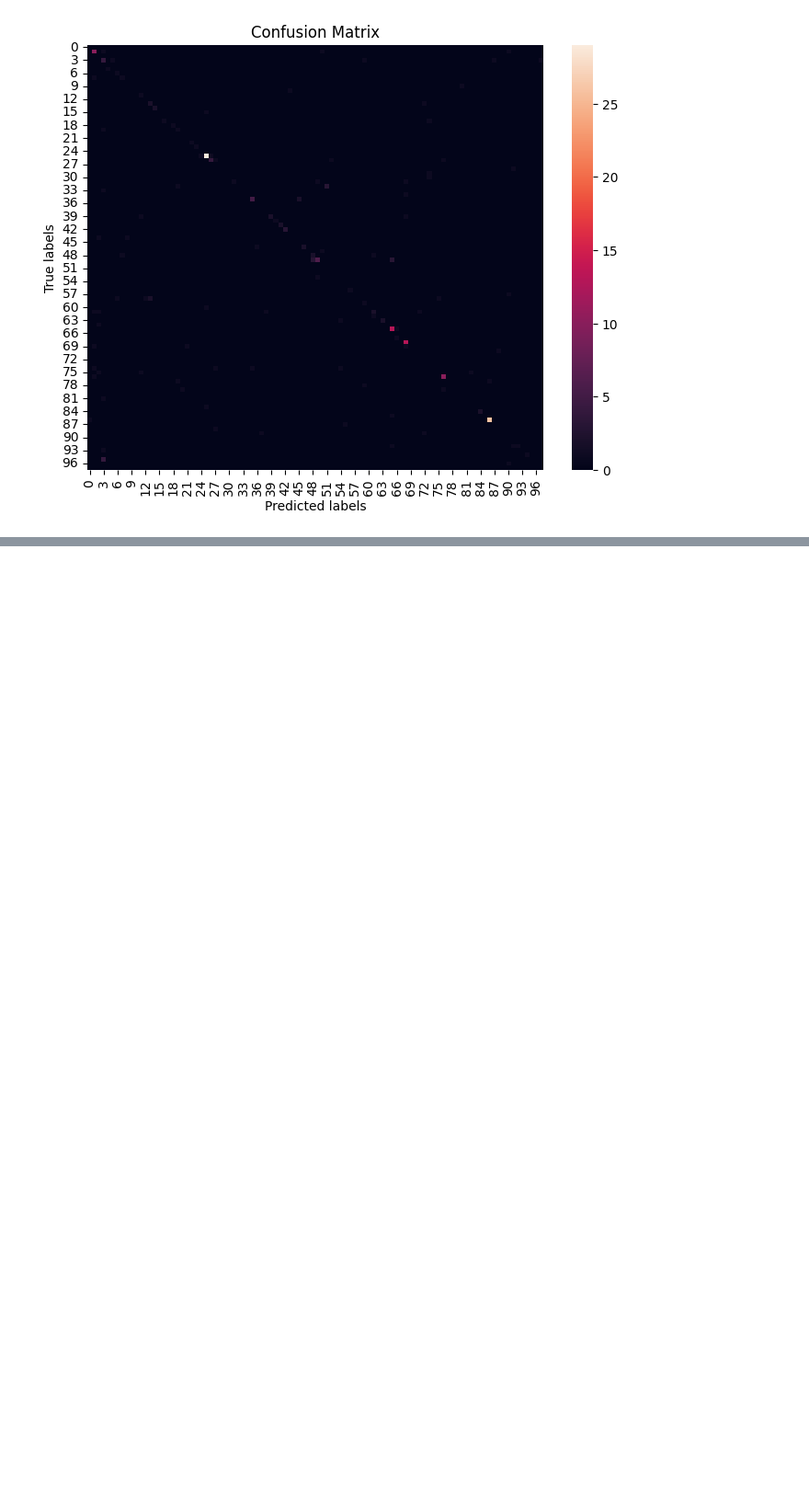
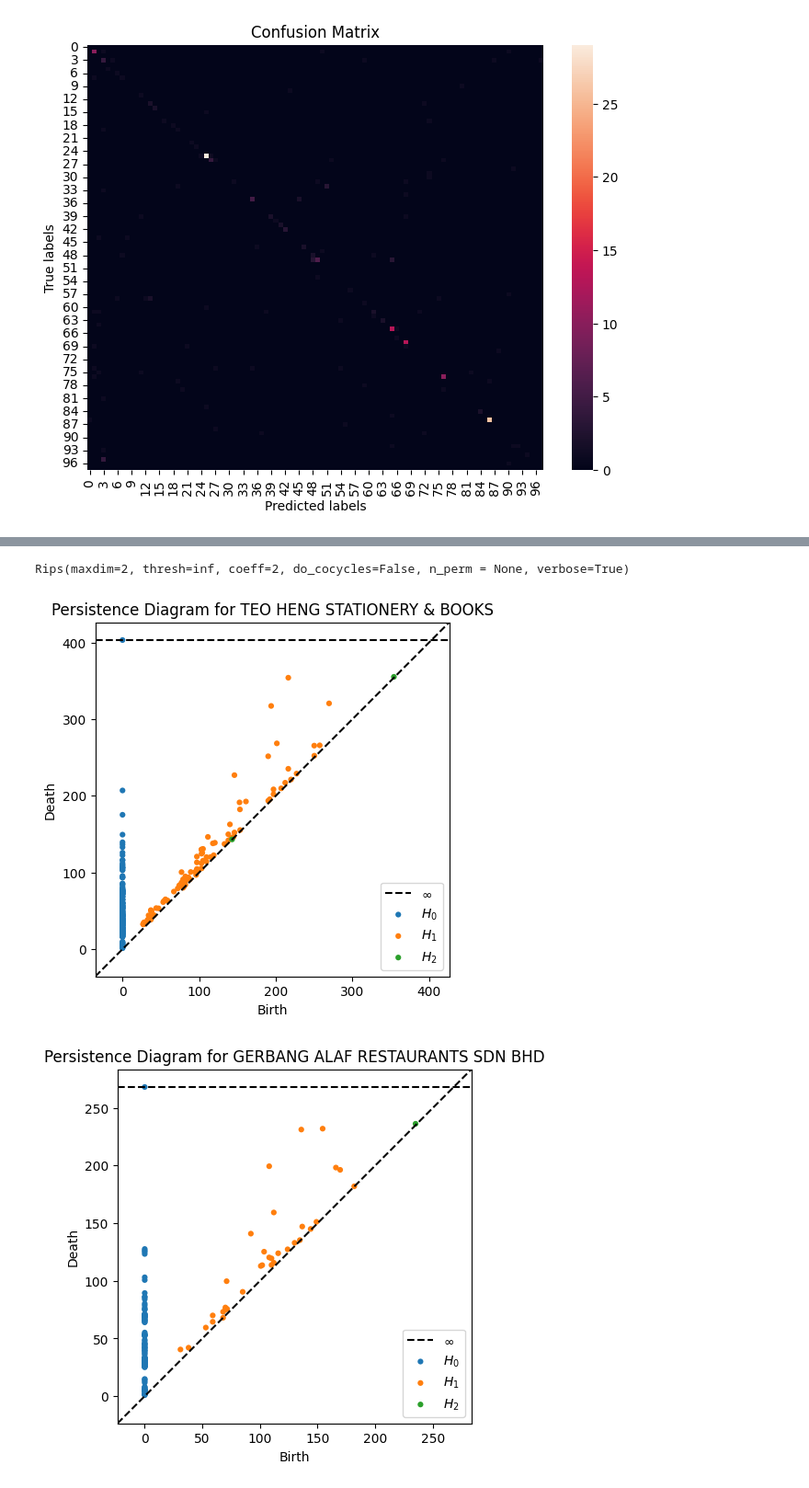
Before and after one commit to deepikachandru/TopologicalAnalysis, a Jupyter notebook: Dissertation.ipynb, the cells around one changed output, grey strips where cells are left out. Shown at 92% size. Cells and saved outputs as stored; diff of their text form; code cells hidden in the pictures; blank space fills up the shorter version.

```diff
--- a/Dissertation.ipynb
+++ b/Dissertation.ipynb
@@ -1868,0 +1529,7 @@ plt.show()
+# %%
+from collections import Counter
+# Determine the top 20 most frequent classes
+top_classes = [item[0] for item in Counter(train_df['Company Name']).most_common(20)]
+
+# Filter the train_df to keep only top 20 classes
+train_df_top20 = train_df[train_df['Company Name'].isin(top_classes)]
@@ -1868,0 +2022,58 @@ plt.show()
+# %%
+import pandas as pd
+import numpy as np
+from ripser import Rips
+import matplotlib.pyplot as plt
+
+
+# Specify the companies to visualize
+selected_companies = [
+    'TEO HENG STATIONERY & BOOKS',
+    'GERBANG ALAF RESTAURANTS SDN BHD',
+    'AIK HUAT HARDWARE ENTERPRISE (SETIA ALAM) SDN BHD',
+    'UNIHAKKA INTERNATIONAL SDN BHD',
+    '99 SPEED MART S/B'
+]
+
+# Filter the data to include only the selected companies
+filtered_data = train_df_top20[train_df_top20['Company Name'].isin(selected_companies)]
+
+# Disable LaTeX in matplotlib
+plt.rcParams['text.usetex'] = False
+
+# Function to visualize persistence diagrams for one sample per vendor
+def plot_one_sample_per_vendor(df, companies):
+    rips = Rips(maxdim=2, thresh=np.inf, coeff=2, do_cocycles=False, n_perm=None, verbose=True)
+
+    for company in companies:
+        # Filter data for the current company
+        company_data = df[df['Company Name'] == company]
+
+        if company_data.empty:
+            print(f"No data available for company: {company}")
+            continue
+
+        # Use the first sample for the company
+        first_sample = company_data.iloc[0]
+        bounding_boxes = first_sample['Bounding Box Coordinates']
+
+        if isinstance(bounding_boxes, str):
+            bounding_boxes = eval(bounding_boxes)
+
+        points = np.array(bounding_boxes).reshape(-1, 2)
+
+        # Compute persistence diagrams
+        diagrams = rips.fit_transform(points)
+
+        # Plot persistence diagram
+        plt.figure(figsize=(10, 5))
+        rips.plot(diagrams)
+        plt.title(f'Persistence Diagram for {company}')
+        plt.show()
+
+# Visualize persistence diagrams for one sample from each of the selected companies
+plot_one_sample_per_vendor(filtered_data, selected_companies)
+# %% [output]
+Rips(maxdim=2, thresh=inf, coeff=2, do_cocycles=False, n_perm = None, verbose=True)
+[figure, added]
+[figure, added]
```
Also changed, not shown: parts of 157 cells of this notebook, 1 other file.
